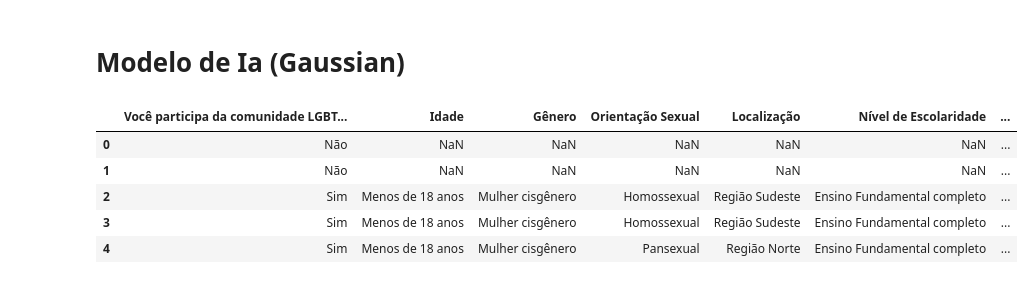
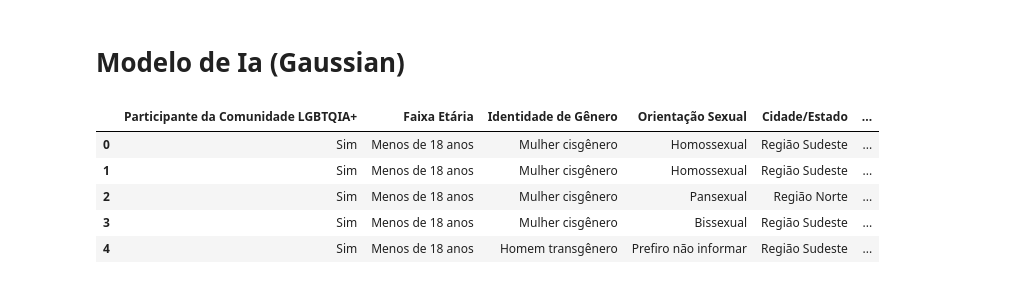
Before and after one commit to Incluses/incluses_ia, a Jupyter notebook: naive_bayes/naive_bayes.ipynb, the cells around one changed output. Drawn from its saved outputs; the diff is of its cells as text; code cells hidden in the pictures.

```diff
--- a/naive_bayes/naive_bayes.ipynb
+++ b/naive_bayes/naive_bayes.ipynb
@@ -12,13 +13,11 @@ from sklearn.compose import ColumnTransformer,make_column_selector
 # %%
-df = pd.read_excel('../base/Incluses.xlsx')
-
-df = df.drop(columns=['Id', 'Hora de início','Hora de conclusão','Email','Nome','Coluna1'])
+df = pd.read_excel('../base/incluses_tratado.xlsx')
 
 display(df.head(5))
 # %% [output]
-|  | Você participa da comunidade LGBT... | Idade | Gênero | Orientação Sexual | Localização | Nível de Escolaridade | ... |
-| 0 | Não | NaN | NaN | NaN | NaN | NaN | ... |
-| 1 | Não | NaN | NaN | NaN | NaN | NaN | ... |
-| 2 | Sim | Menos de 18 anos | Mulher cisgênero | Homossexual | Região Sudeste | Ensino Fundamental completo | ... |
-| 3 | Sim | Menos de 18 anos | Mulher cisgênero | Homossexual | Região Sudeste | Ensino Fundamental completo | ... |
-| 4 | Sim | Menos de 18 anos | Mulher cisgênero | Pansexual | Região Norte | Ensino Fundamental completo | ... |
+|  | Participante da Comunidade LGBTQIA+ | Faixa Etária | Identidade de Gênero | Orientação Sexual | Cidade/Estado | ... |
+| 0 | Sim | Menos de 18 anos | Mulher cisgênero | Homossexual | Região Sudeste | ... |
+| 1 | Sim | Menos de 18 anos | Mulher cisgênero | Homossexual | Região Sudeste | ... |
+| 2 | Sim | Menos de 18 anos | Mulher cisgênero | Pansexual | Região Norte | ... |
+| 3 | Sim | Menos de 18 anos | Mulher cisgênero | Bissexual | Região Sudeste | ... |
+| 4 | Sim | Menos de 18 anos | Homem transgênero | Prefiro não informar | Região Sudeste | ... |
```
Also changed, not shown: parts of 9 cells of this notebook, 8 other files.
